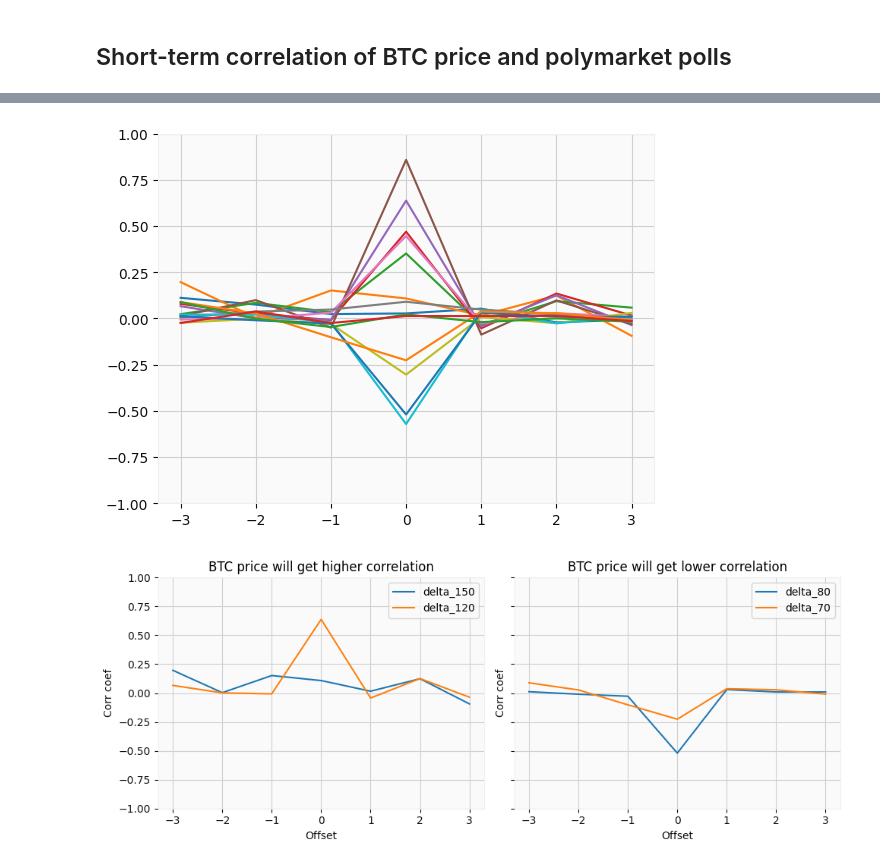
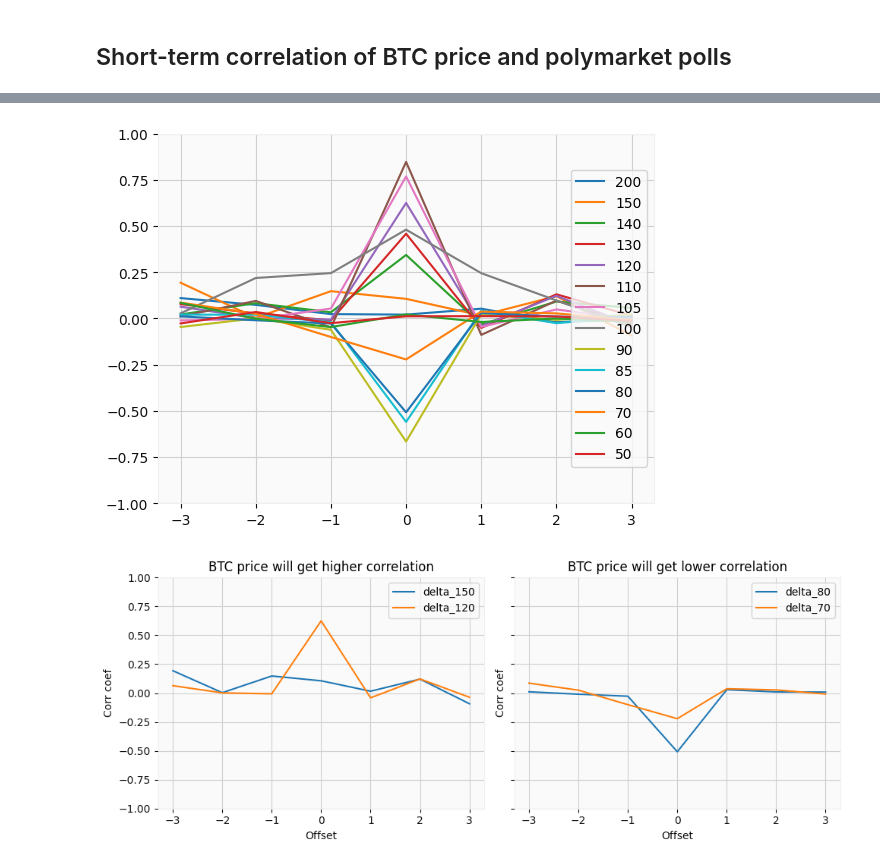
Before and after one commit to DiceNameIsMy/algotrading, a Jupyter notebook: src/main.ipynb, the cells around one changed output, grey strips where cells are left out. Cells and saved outputs as stored; diff of their text form; code cells hidden in the pictures.

```diff
--- a/src/main.ipynb
+++ b/src/main.ipynb
@@ -71,9 +71,7 @@ import pandas as pd
 
 from polymarket_datasets import load_pm_dataset
 
-pm_df = load_pm_dataset('2_pm_BTC_1h.csv')
+pm_data = load_pm_dataset('2_pm_BTC_1d.csv')
 
-pm_df = pm_df[pm_df.index <= '2025-01-31'][0:-3]
-
-pm_df.head()
+[v.label for v in pm_data]
 # %% [output]
@@ -193,0 +211,30 @@ for col in delta_columns:
+# %%
+corr_offsets = range(-3, 3 + 1)
+corr_data = []
+
+
+for d in deltas:
+
+    data: PMDataset = d["data"]
+    print(f"{len(data.open)=}")
+
+    delta = d["delta"]
+    BTC_delta = d["BTC_delta"]
+    col_corr_data = []
+    for offset in corr_offsets:
+        offset_delta = np.roll(delta, offset)
+        offset_BTC_delta = BTC_delta
+
+        if offset > 0:
+            offset_delta = offset_delta[offset:]
+            offset_BTC_delta = BTC_delta[offset:]
+        elif offset < 0:
+            offset_delta = offset_delta[:offset]
+            offset_BTC_delta = BTC_delta[:offset]
+
+        correlation_with_offset = np.corrcoef(offset_BTC_delta, offset_delta)[0, 1]
+
+        col_corr_data.append(correlation_with_offset)
+    corr_data.append(col_corr_data)
+
+corr_data[5]
@@ -194,15 +263,15 @@ for col in delta_columns:
 # %%
-for i, col in enumerate(delta_columns):
-    plt.plot(corr_offsets, corr_data[i], label=col)
+for i, d in enumerate(deltas):
+    plt.plot(corr_offsets, corr_data[i], label=d["data"].label)
 
-# plt.legend()
+plt.legend(loc="right")
 
 plt.ylim(-1, 1)
 
 # Show the plot
 plt.show()
 # %% [output]
-[figure, old version]
+[figure, new version]
 # %%
 # Create two side-by-side plots
 fig, axes = plt.subplots(nrows=1, ncols=2, figsize=(10, 4), sharey=True, sharex=True)
```
Also changed, not shown: parts of 19 cells of this notebook, 4 other files.
